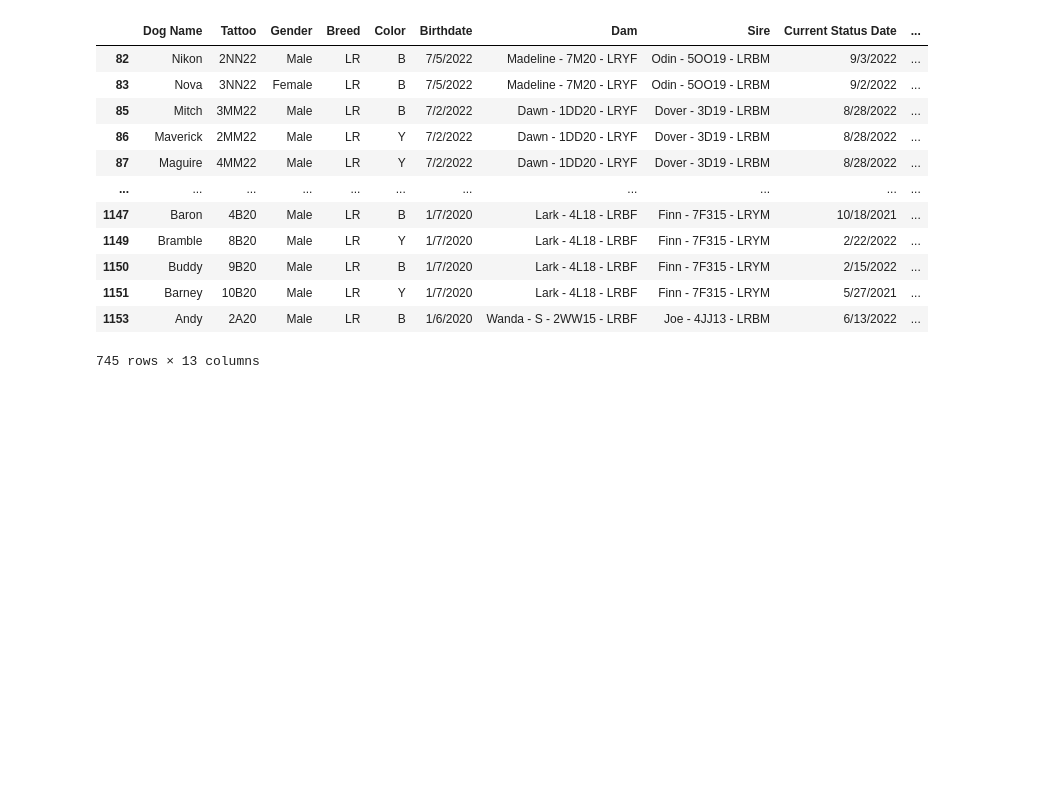
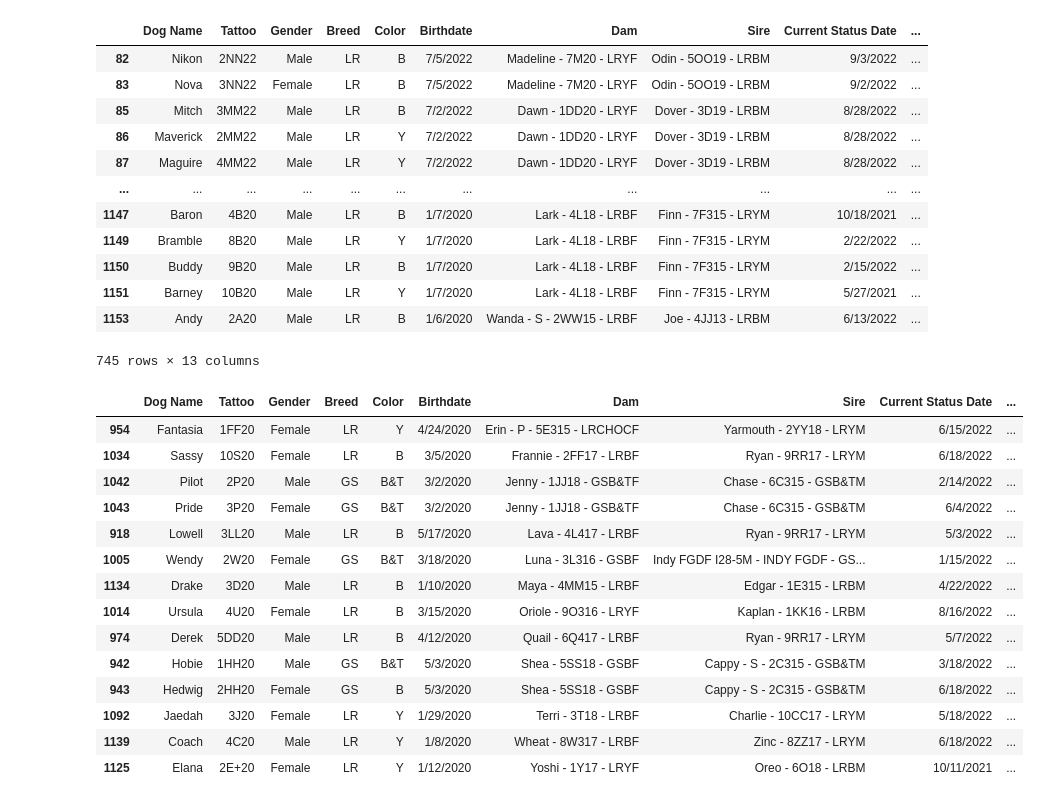
Before and after one commit to Julianna-Castlegrant/info2950-group-proj, a Jupyter notebook: finalproject/dogdata.ipynb, the cells around one changed output. Cells and saved outputs as stored; diff of their text form; code cells hidden in the pictures; blank space fills up the shorter version.

```diff
--- a/finalproject/dogdata.ipynb
+++ b/finalproject/dogdata.ipynb
@@ -54,3 +54,21 @@ regional_dogs.head(200)
 | 1151 | Barney | 10B20 | Male | LR | Y | 1/7/2020 | Lark - 4L18 - LRBF | Finn - 7F315 - LRYM | 5/27/2021 | ... |
 | 1153 | Andy | 2A20 | Male | LR | B | 1/6/2020 | Wanda - S - 2WW15 - LRBF | Joe - 4JJ13 - LRBM | 6/13/2022 | ... |
 745 rows × 13 columns
+# %%
+all_dogs_df.loc[all_dogs_df['Status']=='Graduated'].sort_values(by=['Dam'])
+# %% [output]
+|  | Dog Name | Tattoo | Gender | Breed | Color | Birthdate | Dam | Sire | Current Status Date | ... |
+| 954 | Fantasia | 1FF20 | Female | LR | Y | 4/24/2020 | Erin - P - 5E315 - LRCHOCF | Yarmouth - 2YY18 - LRYM | 6/15/2022 | ... |
+| 1034 | Sassy | 10S20 | Female | LR | B | 3/5/2020 | Frannie - 2FF17 - LRBF | Ryan - 9RR17 - LRYM | 6/18/2022 | ... |
+| 1042 | Pilot | 2P20 | Male | GS | B&T | 3/2/2020 | Jenny - 1JJ18 - GSB&TF | Chase - 6C315 - GSB&TM | 2/14/2022 | ... |
+| 1043 | Pride | 3P20 | Female | GS | B&T | 3/2/2020 | Jenny - 1JJ18 - GSB&TF | Chase - 6C315 - GSB&TM | 6/4/2022 | ... |
+| 918 | Lowell | 3LL20 | Male | LR | B | 5/17/2020 | Lava - 4L417 - LRBF | Ryan - 9RR17 - LRYM | 5/3/2022 | ... |
+| 1005 | Wendy | 2W20 | Female | GS | B&T | 3/18/2020 | Luna - 3L316 - GSBF | Indy FGDF I28-5M - INDY FGDF - GS... | 1/15/2022 | ... |
+| 1134 | Drake | 3D20 | Male | LR | B | 1/10/2020 | Maya - 4MM15 - LRBF | Edgar - 1E315 - LRBM | 4/22/2022 | ... |
+| 1014 | Ursula | 4U20 | Female | LR | B | 3/15/2020 | Oriole - 9O316 - LRYF | Kaplan - 1KK16 - LRBM | 8/16/2022 | ... |
+| 974 | Derek | 5DD20 | Male | LR | B | 4/12/2020 | Quail - 6Q417 - LRBF | Ryan - 9RR17 - LRYM | 5/7/2022 | ... |
+| 942 | Hobie | 1HH20 | Male | GS | B&T | 5/3/2020 | Shea - 5SS18 - GSBF | Cappy - S - 2C315 - GSB&TM | 3/18/2022 | ... |
+| 943 | Hedwig | 2HH20 | Female | GS | B | 5/3/2020 | Shea - 5SS18 - GSBF | Cappy - S - 2C315 - GSB&TM | 6/18/2022 | ... |
+| 1092 | Jaedah | 3J20 | Female | LR | Y | 1/29/2020 | Terri - 3T18 - LRBF | Charlie - 10CC17 - LRYM | 5/18/2022 | ... |
+| 1139 | Coach | 4C20 | Male | LR | Y | 1/8/2020 | Wheat - 8W317 - LRBF | Zinc - 8ZZ17 - LRYM | 6/18/2022 | ... |
+| 1125 | Elana | 2E+20 | Female | LR | Y | 1/12/2020 | Yoshi - 1Y17 - LRYF | Oreo - 6O18 - LRBM | 10/11/2021 | ... |
```
Also changed, not shown: parts of 2 cells of this notebook.
